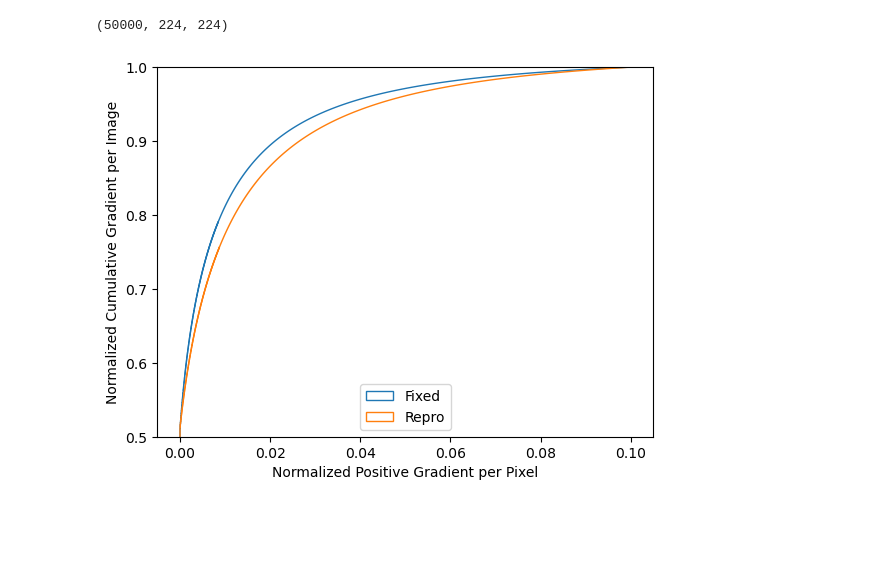
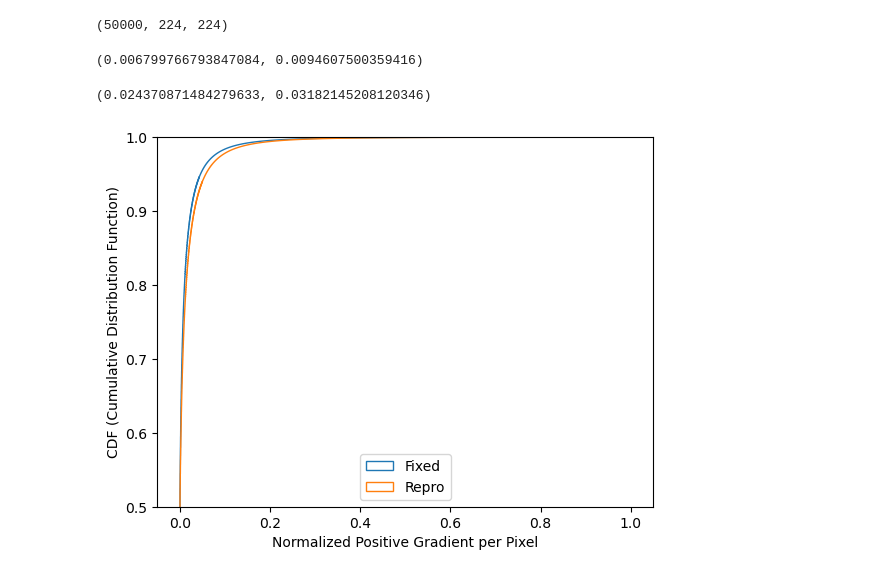
Before and after one commit to EIFY/mup-vit, a Jupyter notebook: notebooks/gather_stats.ipynb, the cells around one changed output. Cells and saved outputs as stored; diff of their text form; code cells hidden in the pictures; blank space fills up the shorter version.

Commit message:
fix CDF plot

```diff
--- a/notebooks/gather_stats.ipynb
+++ b/notebooks/gather_stats.ipynb
@@ -79,20 +79,31 @@ np.save(filename, result)
 result.shape
 # %% [output]
 (50000, 224, 224)
+# %%
+import numpy as np
+
+attempt12 = np.load(f"/home/{USER}/Downloads/90ep-repo-attempt12-grad.npy")
+true_repro = np.load(f"/home/{USER}/Downloads/90ep-true-reproduction-grad.npy")
+
+(np.percentile(attempt12, 75), np.percentile(true_repro, 75))
+# %% [output]
+(0.006799766793847084, 0.0094607500359416)
+# %%
+(np.percentile(attempt12, 90), np.percentile(true_repro, 90))
+# %% [output]
+(0.024370871484279633, 0.03182145208120346)
 # %%
-import numpy as np
 import matplotlib.pyplot as plt
 
-attempt12 = np.load(f"/home/{USER}/Downloads/90ep-repo-attempt12-grad.npy")
-true_repro = np.load(f"/home/{USER}/Downloads/90ep-true-reproduction-grad.npy")
-plt.hist(attempt12.flatten(), 10000, range=(0, 0.1), density=True, histtype='step', cumulative=True, label="Fixed")
-plt.hist(true_repro.flatten(), 10000, range=(0, 0.1), density=True, histtype='step', cumulative=True, label="Repro")
+plt.hist(attempt12.flatten(), 10000, density=True, histtype='step', cumulative=True, label="Fixed")
+plt.hist(true_repro.flatten(), 10000, density=True, histtype='step', cumulative=True, label="Repro")
+
 plt.legend(loc="lower center")
 plt.xlabel("Normalized Positive Gradient per Pixel")
-plt.ylabel("Normalized Cumulative Gradient per Image")
+plt.ylabel("CDF (Cumulative Distribution Function)")
 plt.ylim(0.5, 1)
-plt.axvline(x=0.1, color='white', linewidth=3)  # Hack to erase the vertical line
+plt.axvline(x=1.0, color='white', linewidth=3)  # Hack to erase the vertical line
 plt.savefig(f"/home/{USER}/Downloads/90ep-pixel-grad-comparison.png")
 plt.show()
 # %% [output]
-[figure, old version]
+[figure, new version]
```
Also changed, not shown: parts of 1 cell of this notebook.
